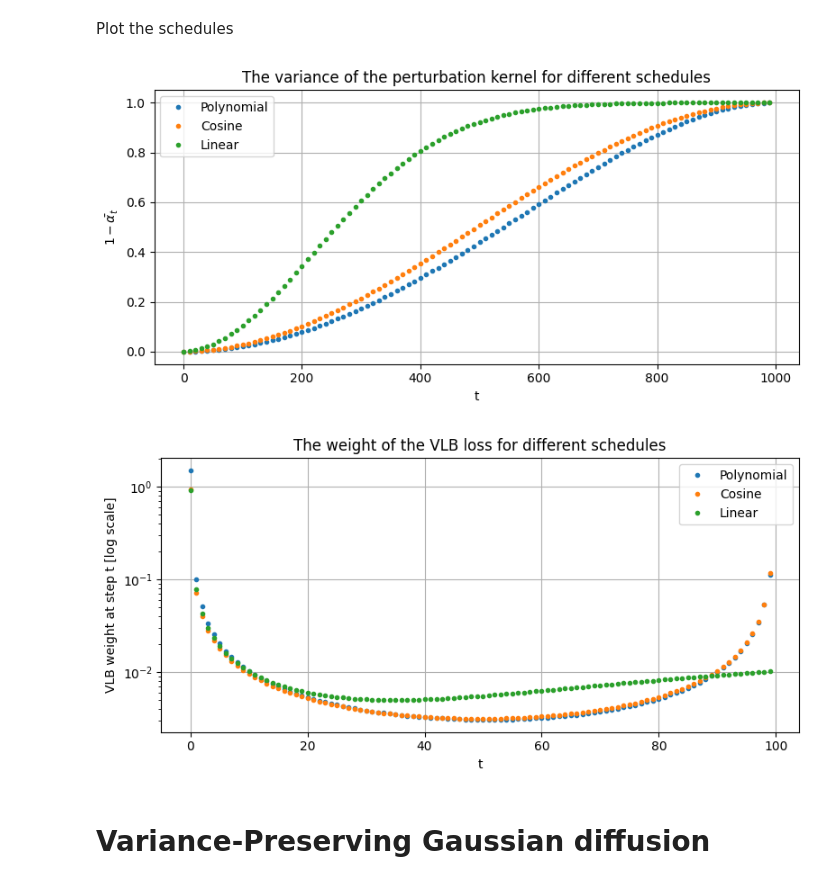
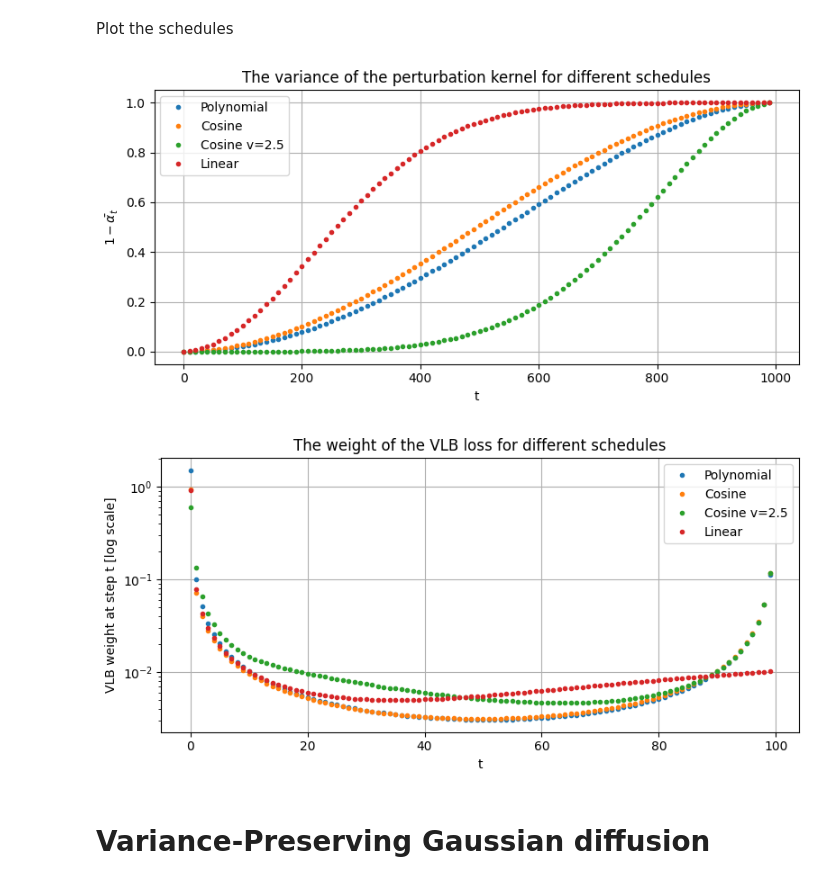
Before and after one commit to khaledkah/MoreRed, a Jupyter notebook: notebooks/diffusion_tutorial.ipynb, the cells around one changed output. Saved outputs shown, nothing was run; the diff lists cells and outputs as text; code cells hidden in the pictures.

```diff
--- a/notebooks/diffusion_tutorial.ipynb
+++ b/notebooks/diffusion_tutorial.ipynb
@@ -102,6 +102,7 @@ Define example schedules
 # define the noise schedules
 polynomial_schedule = PolynomialSchedule(T=1000, s=1e-5, dtype=torch.float64, variance_type="lower_bound")
 cosine_schedule = CosineSchedule(T=1000, s=0.008, v=1., variance_type="lower_bound")
+cosine_schedule_vignac = CosineSchedule(T=1000, s=0.008, v=2.5, variance_type="lower_bound")
 linear_schedule = LinearSchedule(T=1000, variance_type="lower_bound")
 
 step = 10
@@ -113,6 +114,7 @@ plt.figure(figsize=(8, 4))
 
 plt.plot(x, polynomial_schedule.betas_bar[::step], '.', label="Polynomial")
 plt.plot(x, cosine_schedule.betas_bar[::step], '.', label="Cosine")
+plt.plot(x, cosine_schedule_vignac.betas_bar[::step], '.', label="Cosine v=2.5")
 plt.plot(x, linear_schedule.betas_bar[::step], '.', label="Linear")
 
 plt.xlabel(r"t")
@@ -124,27 +126,28 @@ plt.grid()
 plt.tight_layout()
 plt.show()
 # %% [output]
-[figure, old version]
+[figure, new version]
 # %%
 # plot the vlb weight for all schedules
 plt.figure(figsize=(8, 4))
 
 plt.plot(polynomial_schedule.vlb_weights[::step], '.', label="Polynomial")
 plt.plot(cosine_schedule.vlb_weights[::step], '.', label="Cosine")
+plt.plot(cosine_schedule_vignac.vlb_weights[::step], '.', label="Cosine v=2.5")
 plt.plot(linear_schedule.vlb_weights[::step], '.', label="Linear")
 
 plt.yscale("log")
 
 plt.xlabel("t")
 plt.ylabel("VLB weight at step t [log scale]")
 plt.title("The weight of the VLB loss for different schedules")
 
 plt.legend()
 plt.grid()
 plt.tight_layout()
 plt.show()
 # %% [output]
-[figure, old version]
+[figure, new version]
 # %% [markdown]
 # Variance-Preserving Gaussian diffusion
 # %% [markdown]
```
Also changed, not shown: parts of 3 cells of this notebook, 10 other files.
